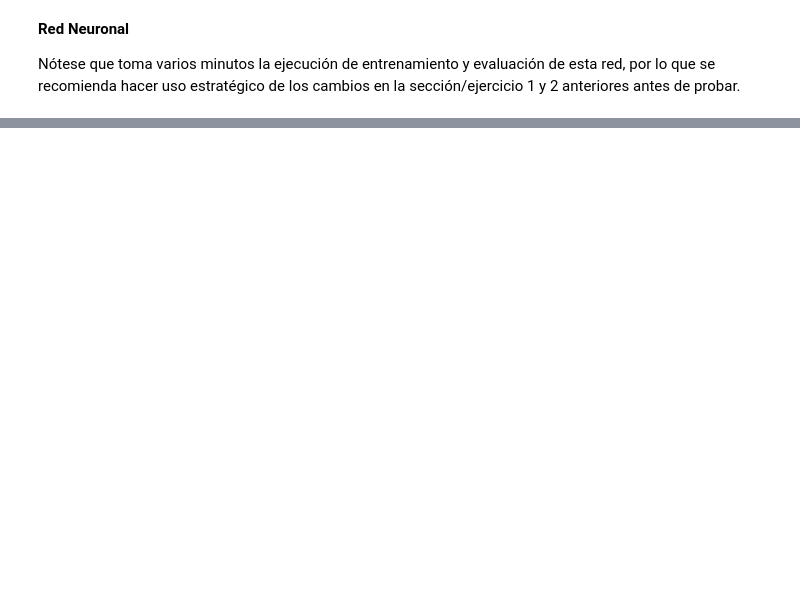
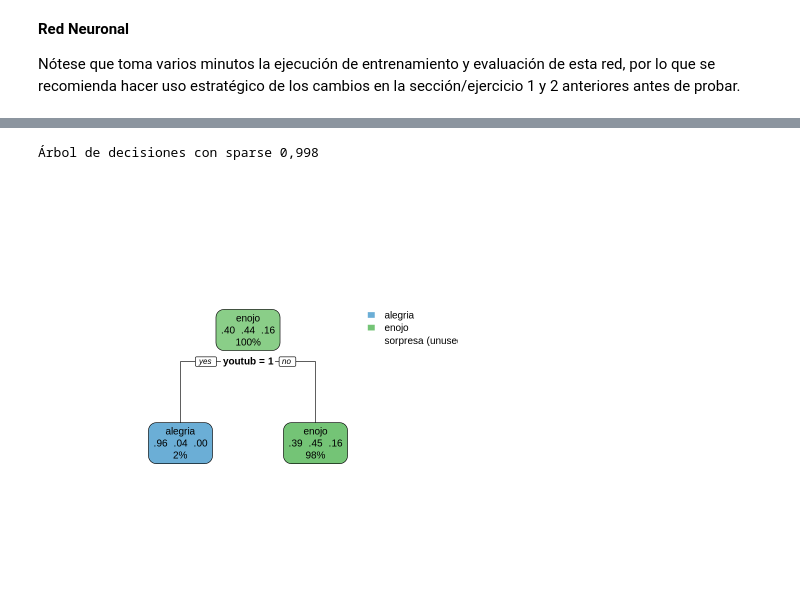
Before and after one commit to NestorPatricio/Diplomado_Big_Data_Data_Science, a Jupyter notebook: Fundamentos y aplicaciones de Machine Learning y Deep Learning/Ejercicios/Ejercicio_3_NLP_para_análisis_de_emociones_Resuelto.ipynb, the cells around one changed output, grey strips where cells are left out. Cells and saved outputs as stored; diff of their text form; code cells hidden in the pictures; blank space fills up the shorter version.

```diff
--- a/Fundamentos y aplicaciones de Machine Learning y Deep Learning/Ejercicios/Ejercicio_3_NLP_para_análisis_de_emociones_Resuelto.ipynb
+++ b/Fundamentos y aplicaciones de Machine Learning y Deep Learning/Ejercicios/Ejercicio_3_NLP_para_análisis_de_emociones_Resuelto.ipynb
@@ -376,0 +613,13 @@ Balanced Accuracy            0.5628       0.5429         0.55805
+# %%
+# Árbol de decisión con sparce > 0,998
+set.seed(12345)
+DT_model_4 <- rpart(
+  formula = emoción ~ .,
+  data = training.set_4,
+  method = "class",
+  minbucket = 20
+)
+DT_predictTesting_4 <- predict(DT_model_4, testing.set_4, type = "class")
+cat("************* Resultados Árbol de Decisión - Testing *************\n")
+cat("************** Corpus normalizado y Sparce > 0,998 ***************\n")
+confusionMatrix(DT_predictTesting_4, as.factor(testing.set_4$emoción))
@@ -376,0 +659,6 @@ Balanced Accuracy            0.5628       0.5429         0.55805
+# %%
+cat("Árbol de decisiones con sparse 0,998\n")
+rpart.plot::rpart.plot(DT_model_4)
+# %% [output]
+Árbol de decisiones con sparse 0,998
+[figure, added]
```
Also changed, not shown: parts of 37 cells of this notebook, 10 other files.
